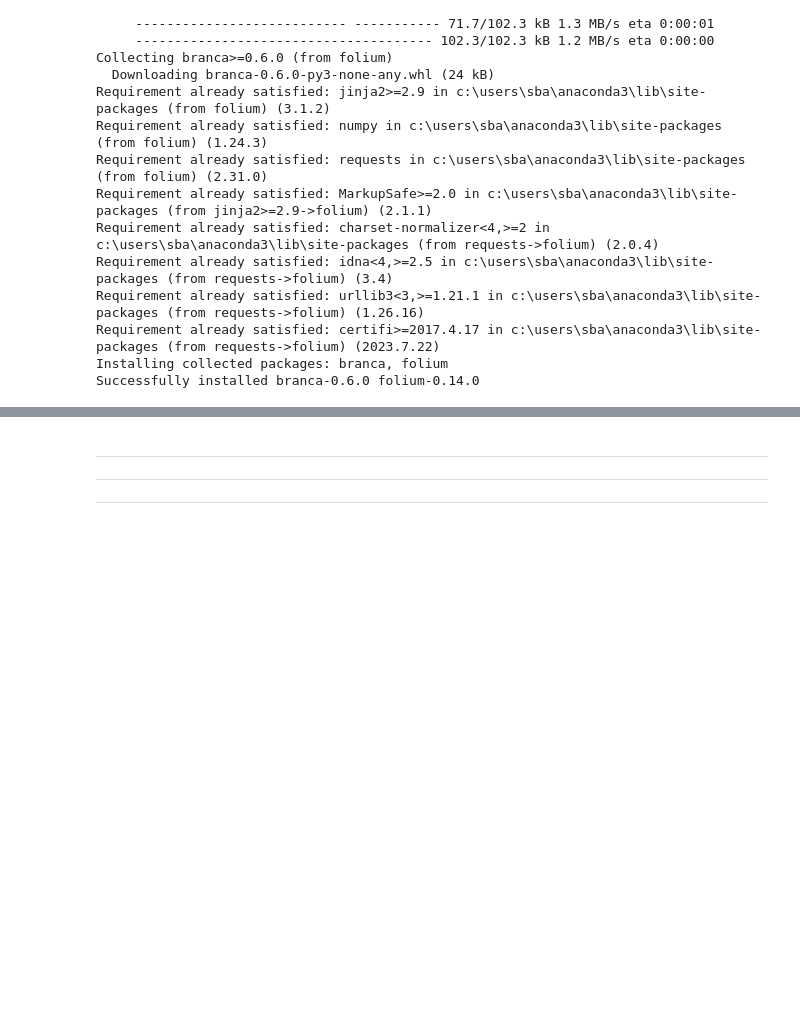
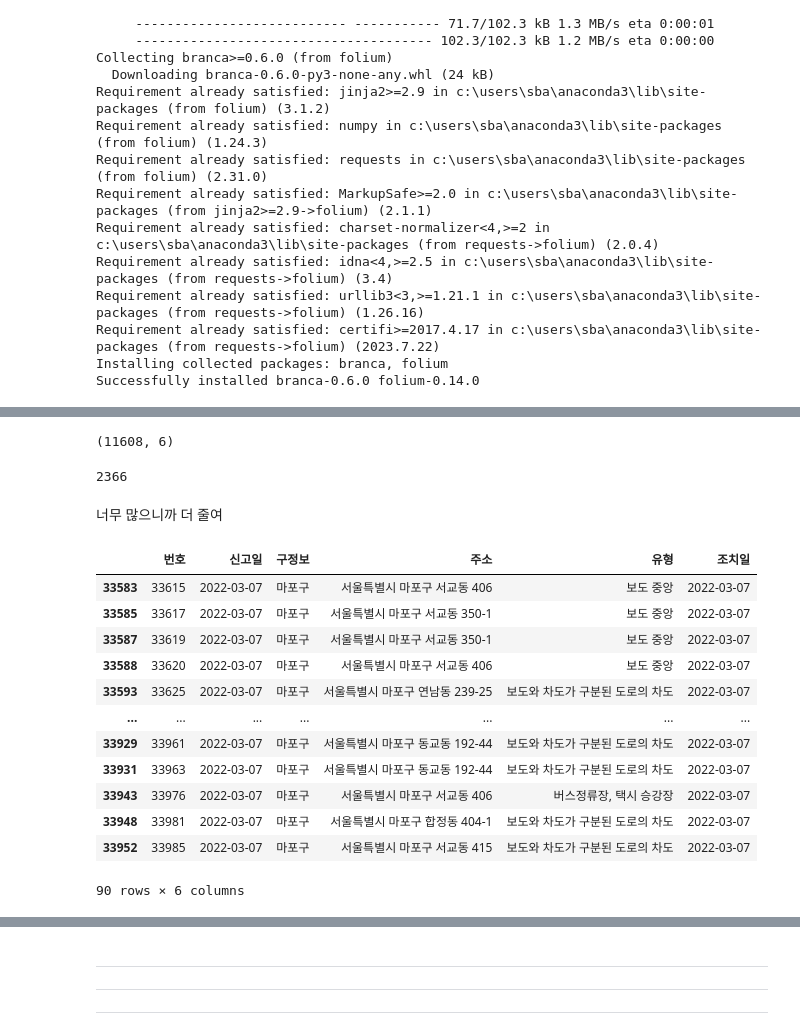
Before and after one commit to dragon11112222/kickboard_towaway_parking_seoul, a Jupyter notebook: 231026visualization.ipynb, the cells around one changed output, grey strips where cells are left out. Cells and saved outputs as stored; diff of their text form; code cells hidden in the pictures; blank space fills up the shorter version.

```diff
--- a/231026visualization.ipynb
+++ b/231026visualization.ipynb
@@ -791,0 +793,3 @@ map
+# %%
+mapo_df = valid_df2y[valid_df2y['구정보'] == '마포구']
+mapo_df.head()
@@ -791,0 +803,27 @@ map
+# %%
+mapo_df.shape
+# %% [output]
+(11608, 6)
+# %%
+len(mapo_df['주소'].unique())
+# %% [output]
+2366
+# %% [markdown]
+너무 많으니까 더 줄여
+# %%
+mapo_df220307 = mapo_df[mapo_df['신고일'] == '2022-03-07']
+mapo_df220307
+# %% [output]
+|  | 번호 | 신고일 | 구정보 | 주소 | 유형 | 조치일 |
+| 33583 | 33615 | 2022-03-07 | 마포구 | 서울특별시 마포구 서교동 406 | 보도 중앙 | 2022-03-07 |
+| 33585 | 33617 | 2022-03-07 | 마포구 | 서울특별시 마포구 서교동 350-1 | 보도 중앙 | 2022-03-07 |
+| 33587 | 33619 | 2022-03-07 | 마포구 | 서울특별시 마포구 서교동 350-1 | 보도 중앙 | 2022-03-07 |
+| 33588 | 33620 | 2022-03-07 | 마포구 | 서울특별시 마포구 서교동 406 | 보도 중앙 | 2022-03-07 |
+| 33593 | 33625 | 2022-03-07 | 마포구 | 서울특별시 마포구 연남동 239-25 | 보도와 차도가 구분된 도로의 차도 | 2022-03-07 |
+| ... | ... | ... | ... | ... | ... | ... |
+| 33929 | 33961 | 2022-03-07 | 마포구 | 서울특별시 마포구 동교동 192-44 | 보도와 차도가 구분된 도로의 차도 | 2022-03-07 |
+| 33931 | 33963 | 2022-03-07 | 마포구 | 서울특별시 마포구 동교동 192-44 | 보도와 차도가 구분된 도로의 차도 | 2022-03-07 |
+| 33943 | 33976 | 2022-03-07 | 마포구 | 서울특별시 마포구 서교동 406 | 버스정류장, 택시 승강장 | 2022-03-07 |
+| 33948 | 33981 | 2022-03-07 | 마포구 | 서울특별시 마포구 합정동 404-1 | 보도와 차도가 구분된 도로의 차도 | 2022-03-07 |
+| 33952 | 33985 | 2022-03-07 | 마포구 | 서울특별시 마포구 서교동 415 | 보도와 차도가 구분된 도로의 차도 | 2022-03-07 |
+90 rows × 6 columns
```
Also changed, not shown: parts of 15 cells of this notebook.
